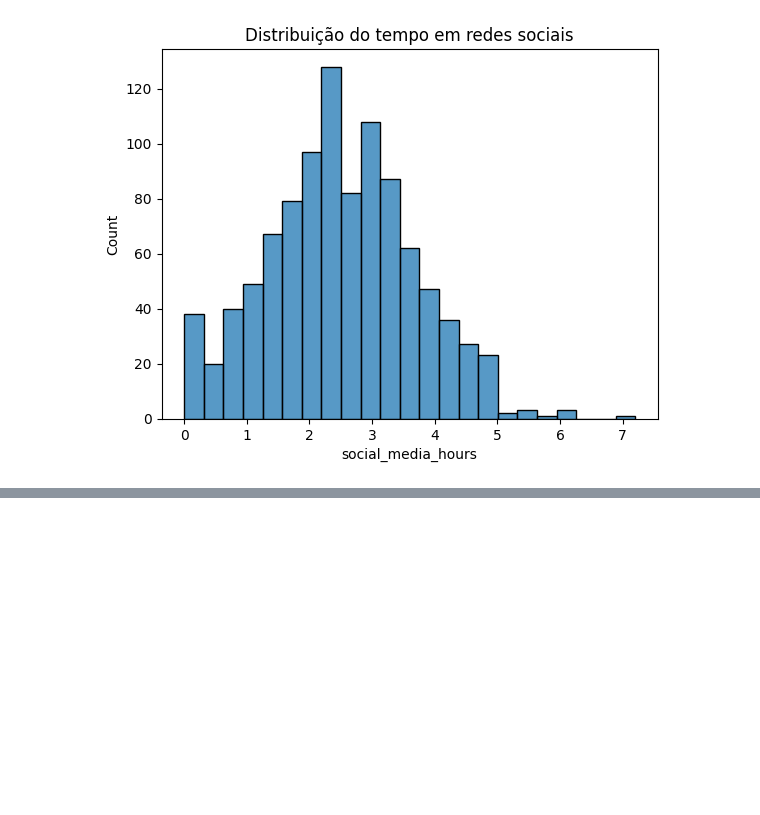
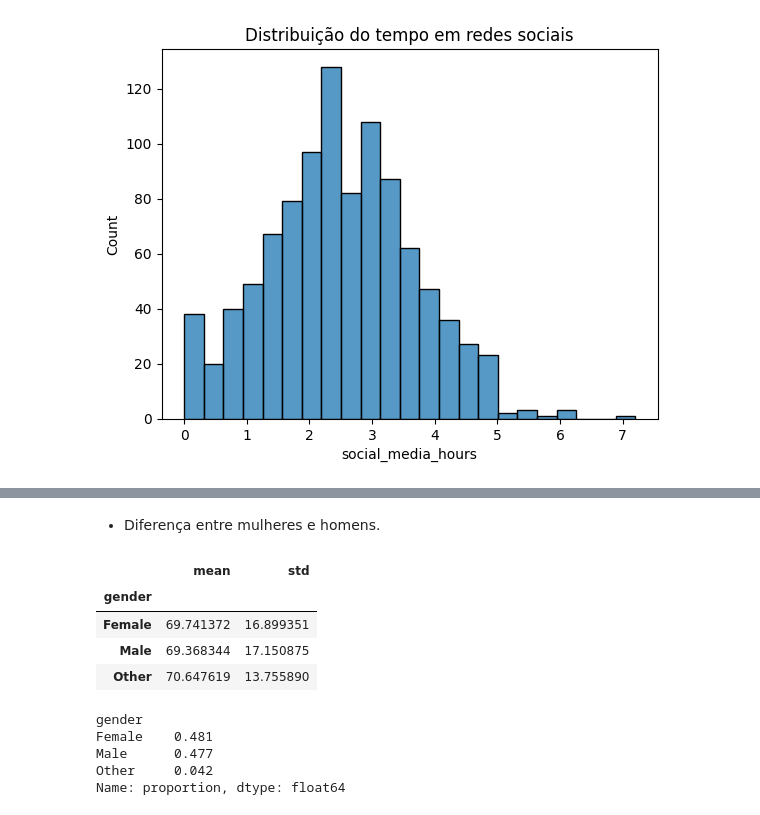
Before and after one commit to arnaldosantosjr/aprendendo-Python, a Jupyter notebook: Alanise/estatistic.ipynb, the cells around one changed output, grey strips where cells are left out. Saved outputs shown, nothing was run; the diff lists cells and outputs as text; code cells hidden in the pictures; blank space fills up the shorter version.

```diff
--- a/Alanise/estatistic.ipynb
+++ b/Alanise/estatistic.ipynb
@@ -118,0 +134,20 @@ Name: count, dtype: int64
+# %% [markdown]
+- Diferença entre mulheres e homens.
+# %%
+#Estatísticas por gênero (media e desvio padrão)
+df.groupby(["gender"])["exam_score"].agg(["mean", "std"])
+# %% [output]
+|  | mean | std |
+| gender |  |  |
+| Female | 69.741372 | 16.899351 |
+| Male | 69.368344 | 17.150875 |
+| Other | 70.647619 | 13.755890 |
+# %%
+# Distribuição de gênero
+df["gender"].value_counts(normalize =True)
+# %% [output]
+gender
+Female    0.481
+Male      0.477
+Other     0.042
+Name: proportion, dtype: float64
```
Also changed, not shown: parts of 3 cells of this notebook.
